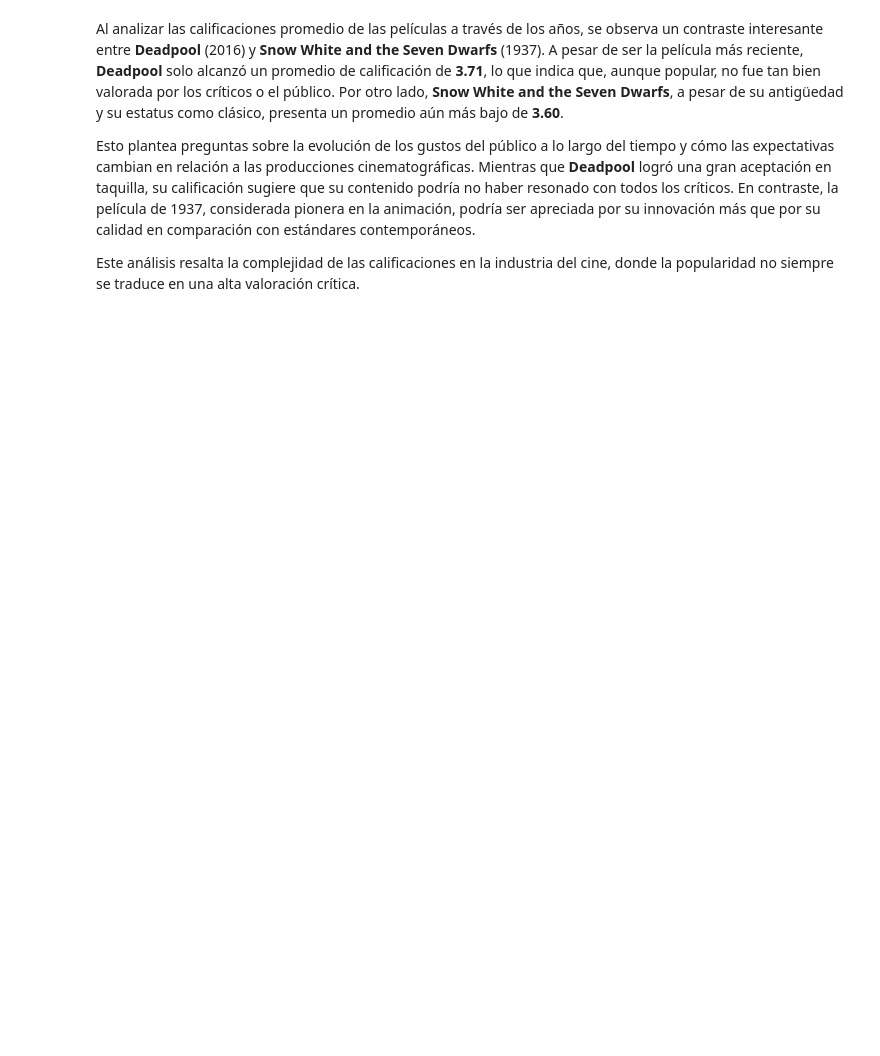
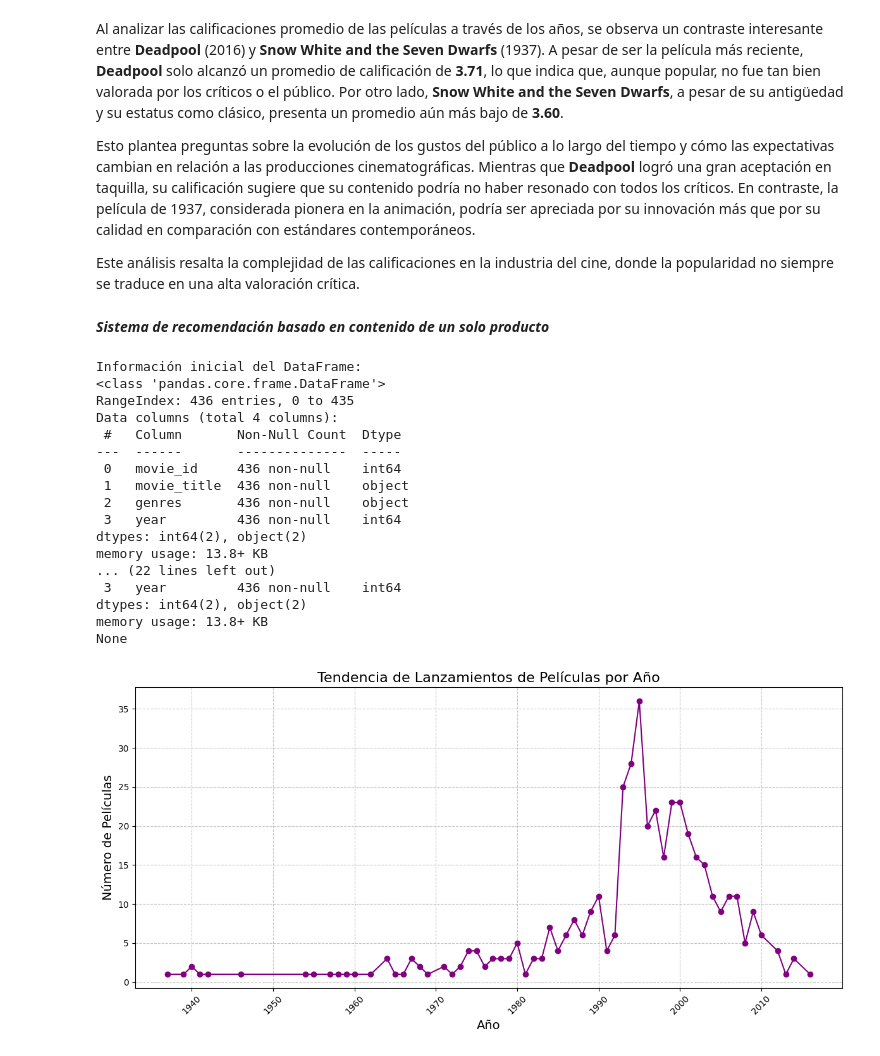
Before and after one commit to leidysguerrero120/Trabajo-Anal-tica-3---Marketing, a Jupyter notebook: Modelos_Marketing.ipynb, the cells around one changed output. Saved outputs shown, nothing was run; the diff lists cells and outputs as text; code cells hidden in the pictures; blank space fills up the shorter version.

```diff
--- a/Modelos_Marketing.ipynb
+++ b/Modelos_Marketing.ipynb
@@ -191,3 +191,53 @@ Al analizar las calificaciones promedio de las películas a través de los años
 Esto plantea preguntas sobre la evolución de los gustos del público a lo largo del tiempo y cómo las expectativas cambian en relación a las producciones cinematográficas. Mientras que **Deadpool** logró una gran aceptación en taquilla, su calificación sugiere que su contenido podría no haber resonado con todos los críticos. En contraste, la película de 1937, considerada pionera en la animación, podría ser apreciada por su innovación más que por su calidad en comparación con estándares contemporáneos.
 
 Este análisis resalta la complejidad de las calificaciones en la industria del cine, donde la popularidad no siempre se traduce en una alta valoración crítica.
+# %% [markdown]
+***Sistema de recomendación basado en contenido de un solo producto***
+# %%
+conn = sqlite3.connect('/content/drive/MyDrive/db_movies_final')
+
+query = 'SELECT * FROM movies_final'
+movies = pd.read_sql(query, conn)
+
+print("Información inicial del DataFrame:")
+print(movies.info())
+print("\nResumen de los datos:")
+print(movies.describe())
+
+movies['year'] = movies['year'].astype('int')
+
+print("\nInformación después de cambiar el tipo de 'year':")
+print(movies.info())
+
+movies_per_year = movies['year'].value_counts().sort_index()
+
+plt.figure(figsize=(12, 6))
+plt.plot(movies_per_year.index, movies_per_year.values, marker='o', color='purple')
+plt.title('Tendencia de Lanzamientos de Películas por Año', fontsize=16)
+plt.xlabel('Año', fontsize=14)
+plt.ylabel('Número de Películas', fontsize=14)
+plt.grid(axis='both', linestyle='--', alpha=0.7)
+plt.xticks(rotation=45)
+plt.tight_layout()
+plt.show()
+
+conn.close()
+# %% [output]
+Información inicial del DataFrame:
+<class 'pandas.core.frame.DataFrame'>
+RangeIndex: 436 entries, 0 to 435
+Data columns (total 4 columns):
+ #   Column       Non-Null Count  Dtype
+---  ------       --------------  -----
+ 0   movie_id     436 non-null    int64
+ 1   movie_title  436 non-null    object
+ 2   genres       436 non-null    object
+ 3   year         436 non-null    int64
+dtypes: int64(2), object(2)
+memory usage: 13.8+ KB
+... (22 lines left out)
+ 3   year         436 non-null    int64
+dtypes: int64(2), object(2)
+memory usage: 13.8+ KB
+None
+[figure, added]
```
Also changed, not shown: parts of 42 cells of this notebook.
